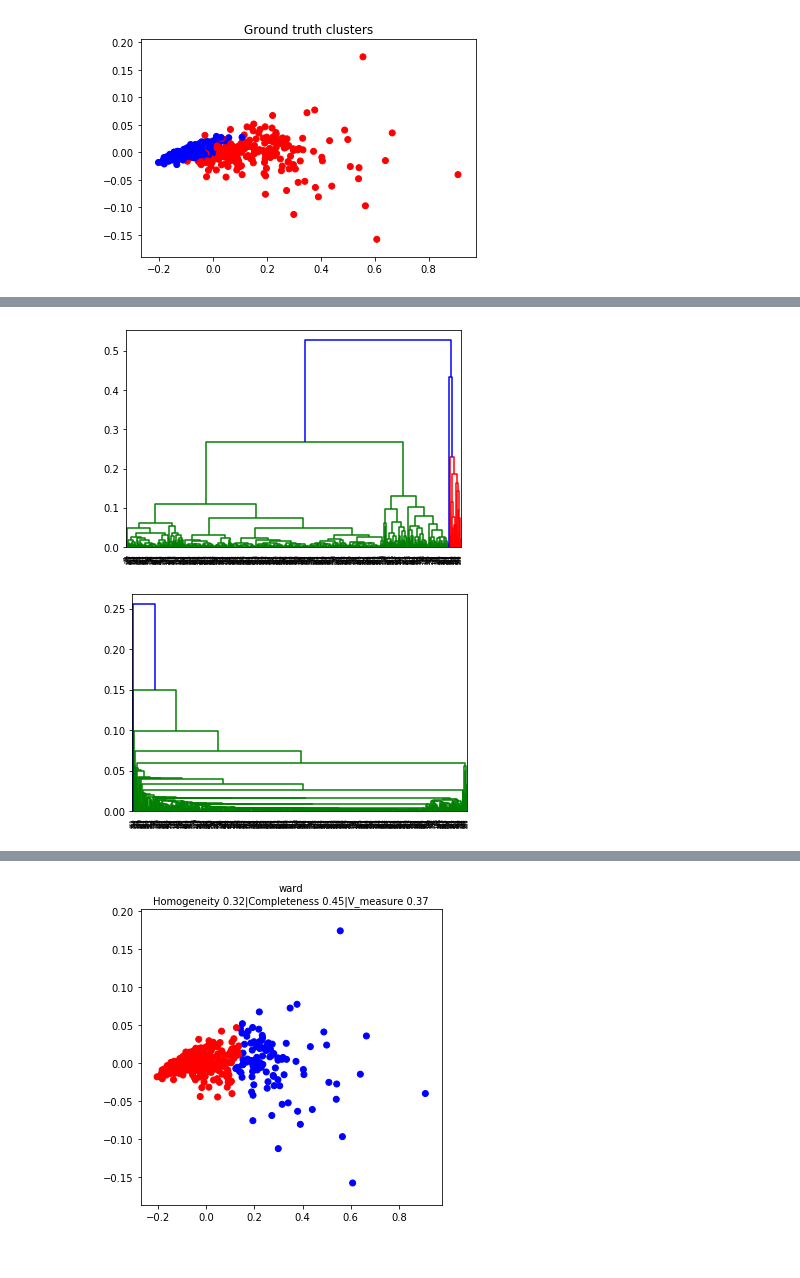
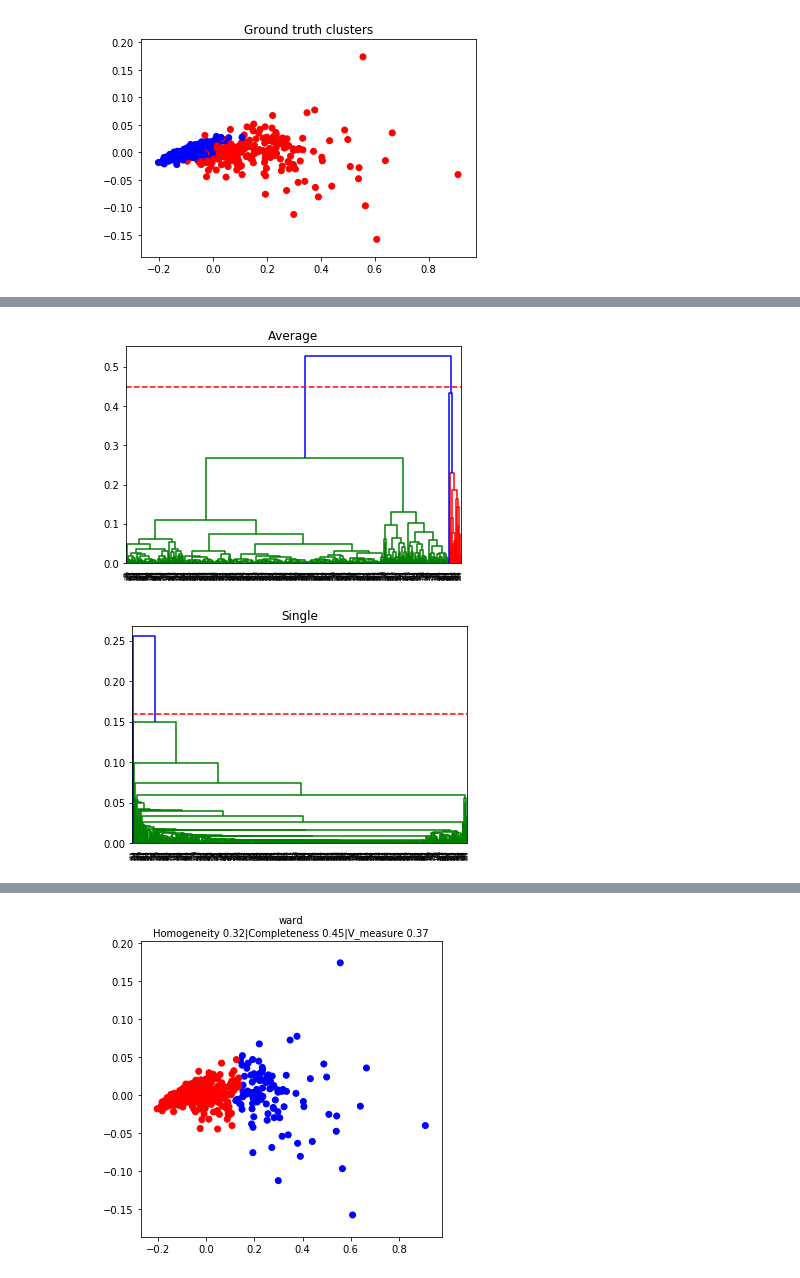
Before and after one commit to gpmarques/hierarchical_clustering, a Jupyter notebook: breastCancer.ipynb, the cells around one changed output, grey strips where cells are left out. Drawn from its saved outputs; the diff is of its cells as text; code cells hidden in the pictures.

```diff
--- a/breastCancer.ipynb
+++ b/breastCancer.ipynb
@@ -70,11 +84,15 @@ plt.show()
 # %%
+plt.title('Average')
 shc.dendrogram((shc.linkage(X2D, method='average')))
+plt.axhline(y=0.45, color='r', linestyle='--')
 plt.show()
 # %% [output]
-[figure, old version]
+[figure, new version]
 # %%
+plt.title('Single')
 shc.dendrogram((shc.linkage(X2D, method='single')))
+plt.axhline(y=0.16, color='r', linestyle='--')
 plt.show()
 # %% [output]
-[figure, old version]
+[figure, new version]
 # %%
```
Also changed, not shown: parts of 9 cells of this notebook.
